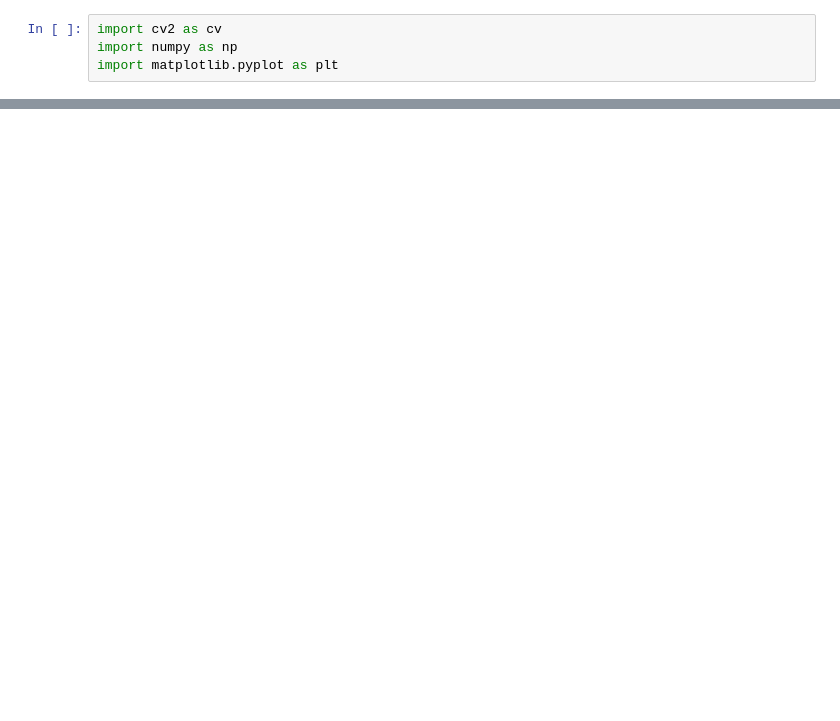
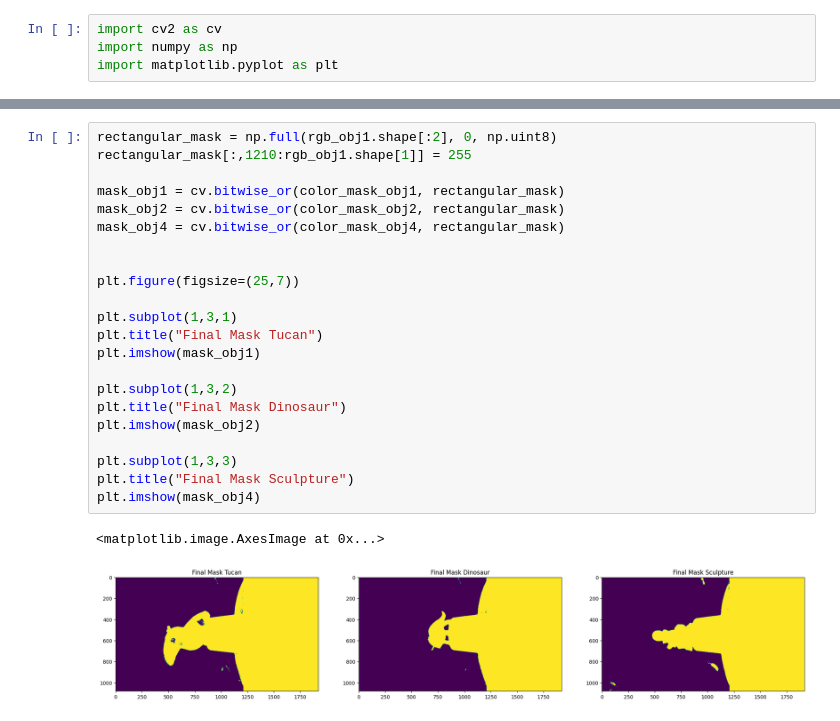
Before and after one commit to zuliani99/Geometric_3D_Computer_Vision_Project, a Jupyter notebook: Assignment1/assignment1 copy.ipynb, the cells around one changed output, grey strips where cells are left out. Saved outputs shown, nothing was run; the diff lists cells and outputs as text; blank space fills up the shorter version.

```diff
--- a/Assignment1/assignment1 copy.ipynb
+++ b/Assignment1/assignment1 copy.ipynb
@@ -111,0 +86,25 @@ plt.imshow(rgb_img)
+# %%
+rectangular_mask = np.full(rgb_obj1.shape[:2], 0, np.uint8)
+rectangular_mask[:,1210:rgb_obj1.shape[1]] = 255
+
+mask_obj1 = cv.bitwise_or(color_mask_obj1, rectangular_mask)
+mask_obj2 = cv.bitwise_or(color_mask_obj2, rectangular_mask)
+mask_obj4 = cv.bitwise_or(color_mask_obj4, rectangular_mask)
+
+
+plt.figure(figsize=(25,7))
+
+plt.subplot(1,3,1)
+plt.title("Final Mask Tucan")
+plt.imshow(mask_obj1)
+
+plt.subplot(1,3,2)
+plt.title("Final Mask Dinosaur")
+plt.imshow(mask_obj2)
+
+plt.subplot(1,3,3)
+plt.title("Final Mask Sculpture")
+plt.imshow(mask_obj4)
+# %% [output]
+<matplotlib.image.AxesImage at 0x...>
+[figure, added]
```
Also changed, not shown: parts of 15 cells of this notebook.
